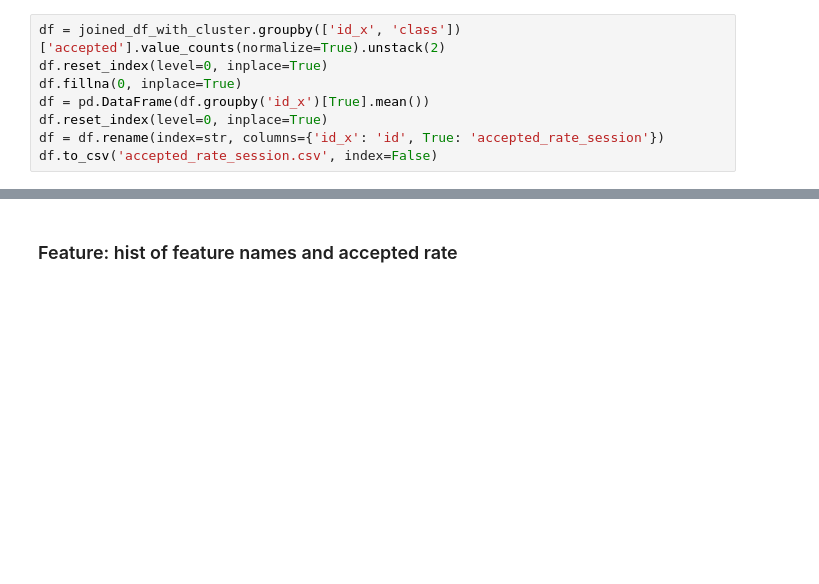
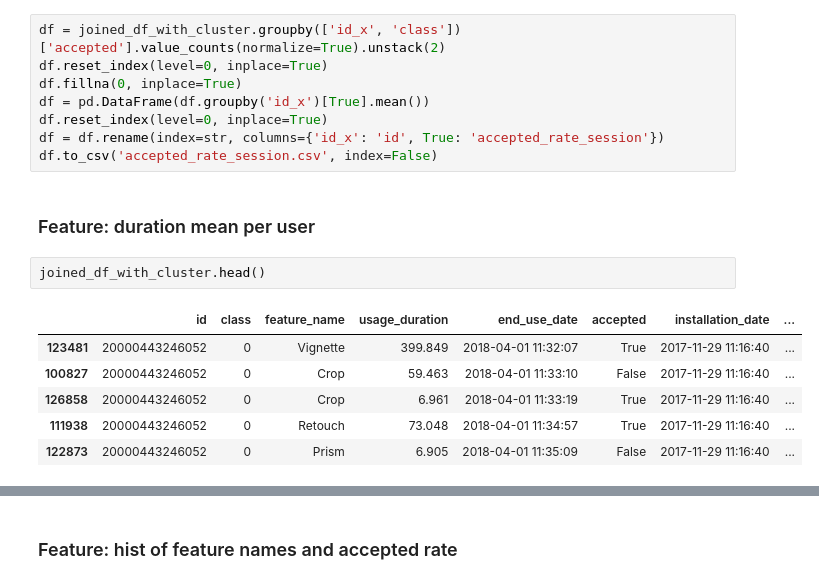
Before and after one commit to razf/Datahack2018, a Jupyter notebook: exploration_usage.ipynb, the cells around one changed output, grey strips where cells are left out. Drawn from its saved outputs; the diff is of its cells as text; blank space fills up the shorter version.

```diff
--- a/exploration_usage.ipynb
+++ b/exploration_usage.ipynb
@@ -142,3 +142,14 @@ df = pd.DataFrame(df.groupby('id_x')[True].mean())
 df.reset_index(level=0, inplace=True)
 df = df.rename(index=str, columns={'id_x': 'id', True: 'accepted_rate_session'})
 df.to_csv('accepted_rate_session.csv', index=False)
+# %% [markdown]
+### Feature: duration mean per user
+# %%
+joined_df_with_cluster.head()
+# %% [output]
+|  | id | class | feature_name | usage_duration | end_use_date | accepted | installation_date | ... |
+| 123481 | 20000443246052 | 0 | Vignette | 399.849 | 2018-04-01 11:32:07 | True | 2017-11-29 11:16:40 | ... |
+| 100827 | 20000443246052 | 0 | Crop | 59.463 | 2018-04-01 11:33:10 | False | 2017-11-29 11:16:40 | ... |
+| 126858 | 20000443246052 | 0 | Crop | 6.961 | 2018-04-01 11:33:19 | True | 2017-11-29 11:16:40 | ... |
+| 111938 | 20000443246052 | 0 | Retouch | 73.048 | 2018-04-01 11:34:57 | True | 2017-11-29 11:16:40 | ... |
+| 122873 | 20000443246052 | 0 | Prism | 6.905 | 2018-04-01 11:35:09 | False | 2017-11-29 11:16:40 | ... |
```
Also changed, not shown: parts of 3 cells of this notebook.
